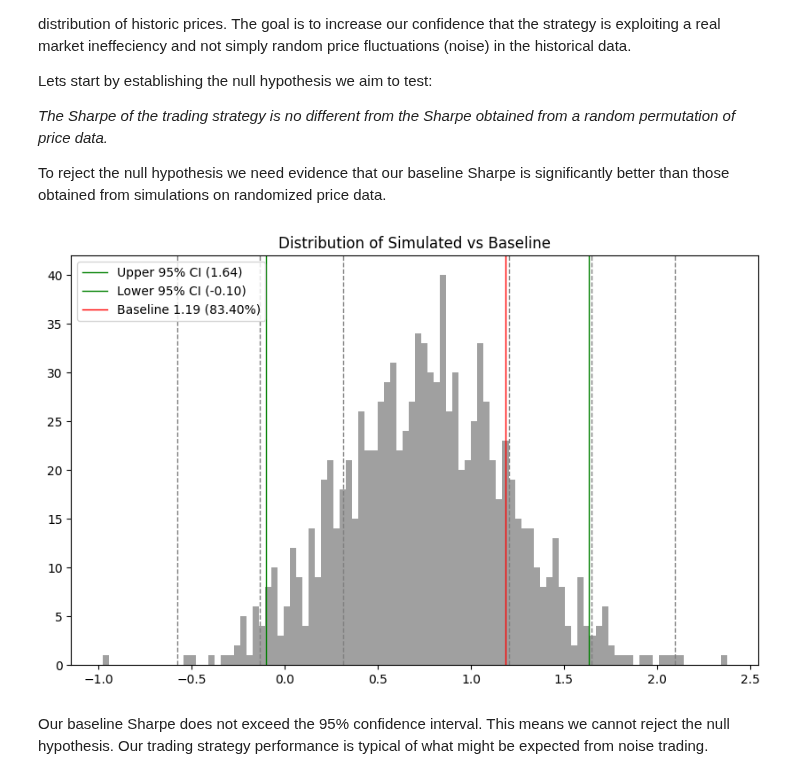
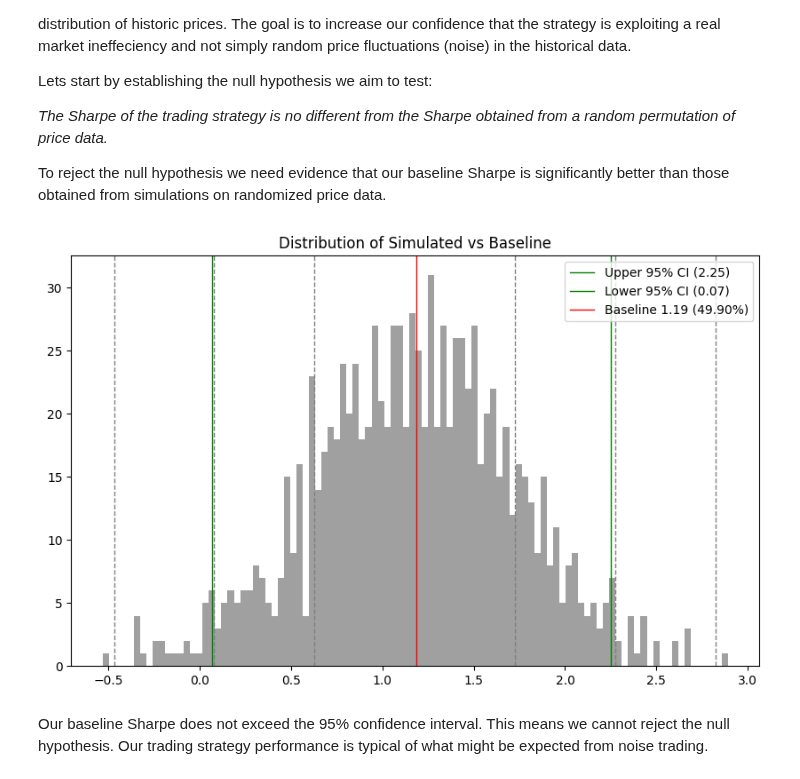
Before and after one commit to thecolngroup/alphavec, a Jupyter notebook: example.ipynb, the cells around one changed output. Drawn from its saved outputs; the diff is of its cells as text; code cells hidden in the pictures.

Commit message:
integrate validation into backtest

```diff
--- a/example.ipynb
+++ b/example.ipynb
@@ -157,9 +157,9 @@ weights = weights["2019-01-01":]
 trade_prices = trade_prices.mask(weights.isna())
 trade_prices, weights = trade_prices.align(weights, join="inner")
 
-# Create a partial function with our backtest parameters so we can reuse for robustness testing later.
-bt_func = partial(
-    vbt.backtest,
+perf, perf_pnl, perf_sr, port_perf, port_rets, port_bootstrap_perf = vbt.backtest(
+    weights,
+    trade_prices,
     freq_day=1,
     trading_days_year=365,
     shift_periods=2,
@@ -167,8 +167,8 @@ bt_func = partial(
     ann_borrow_rate=0.05,
     spread_pct=0.0005,
     ann_risk_free_rate=0,
+    bootstrap_n=1000,
 )
-perf, perf_pnl, perf_sr, port_perf, port_rets = bt_func(weights, trade_prices)
 # %% [markdown]
 Let's look at the performance of the strategy, starting with the asset-wise view, then the portfolio view.
 
@@ -256,19 +256,11 @@ _The Sharpe of the trading strategy is no different from the Sharpe obtained fro
 
 To reject the null hypothesis we need evidence that our baseline Sharpe is significantly better than those obtained from simulations on randomized price data.
 # %%
-mc_results = vbt.monte_carlo_test(
-    weights,
-    trade_prices,
-    bt_func,
-    test_n=1000,
-    seed=1,
-)
-
-mc_sharpes = mc_results["annual_sharpe"]
+bs_sharpes = port_bootstrap_perf["annual_sharpe"]
 baseline_sharpe = port_perf["annual_sharpe"].squeeze()
-vbt.plot_simulated(baseline_sharpe, mc_sharpes)
+vbt.plot_simulated(baseline_sharpe, bs_sharpes)
 # %% [output]
-[figure, old version]
+[figure, new version]
 # %% [markdown]
 Our baseline Sharpe does not exceed the 95% confidence interval. This means we cannot reject the null hypothesis. Our trading strategy performance is typical of what might be expected from noise trading.
 # %% [markdown]
```
Also changed, not shown: 2 other files.
